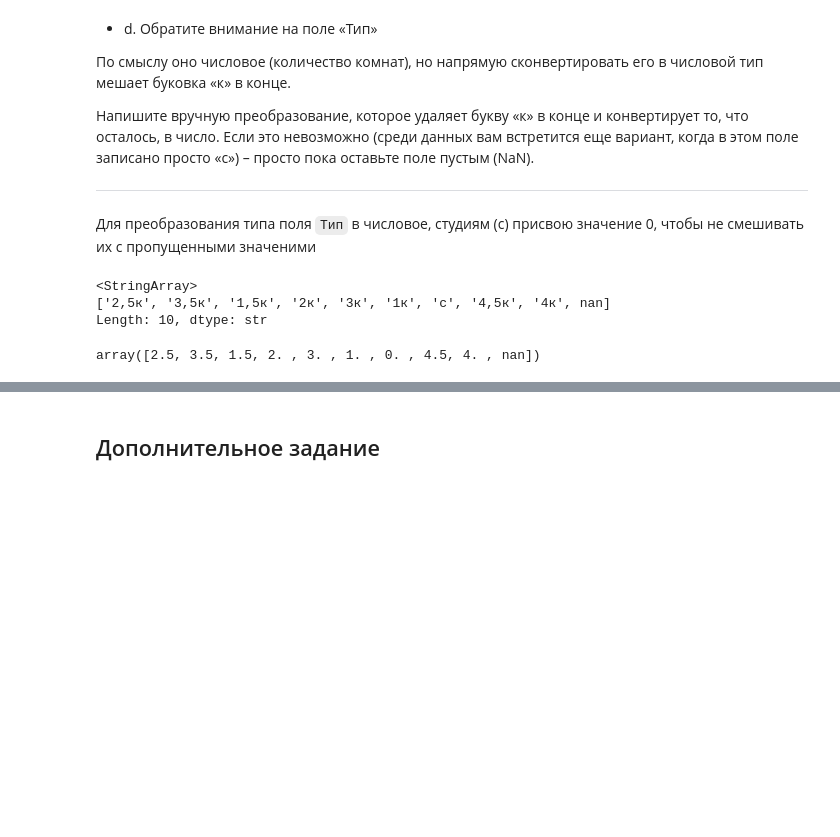
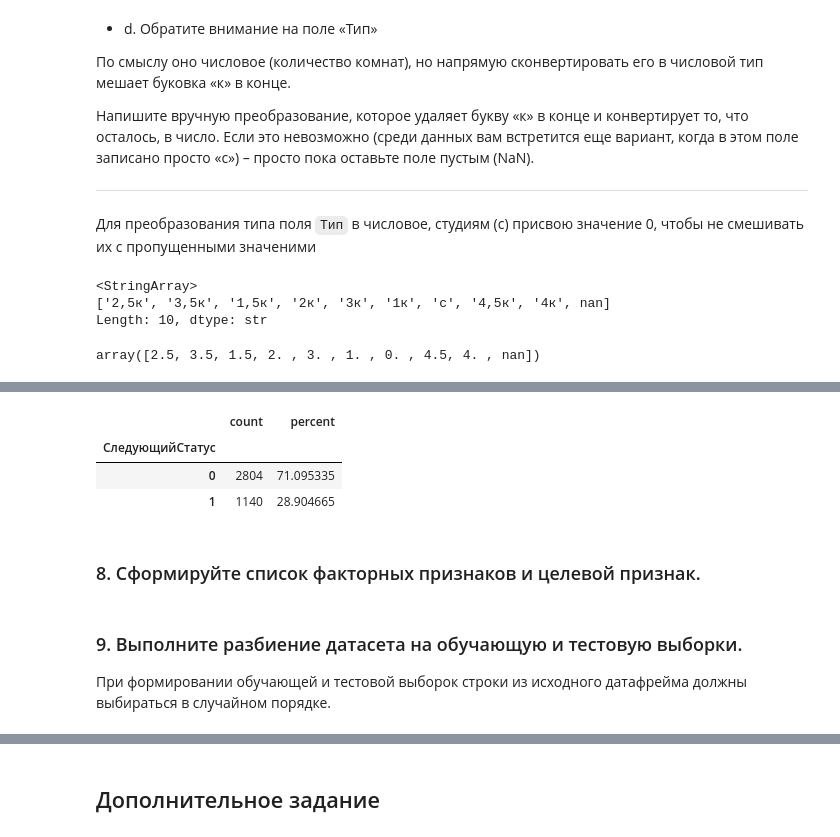
Before and after one commit to vl4xd/pstu-data-analysis-technologies, a Jupyter notebook: lab_work_7/solution.ipynb, the cells around one changed output, grey strips where cells are left out. Drawn from its saved outputs; the diff is of its cells as text; code cells hidden in the pictures; blank space fills up the shorter version.

```diff
--- a/lab_work_7/solution.ipynb
+++ b/lab_work_7/solution.ipynb
@@ -277,0 +379,2 @@ memory usage: 1016.8 KB
+# %%
+df['СкидкаВПроцентах'] = df['СкидкаНаКвартиру'] / df['ФактическаяСтоимостьПомещения']
@@ -277,0 +391,7 @@ memory usage: 1016.8 KB
+# %%
+df['ДатаБрони'] = pd.to_datetime(df['ДатаБрони'], format='%d.%m.%Y')
+df['ВремяБрони'] = pd.to_datetime(df['ВремяБрони'], format='%H:%M:%S')
+# %%
+df['ДеньБрони'] = df['ДатаБрони'].dt.day
+df['МесяцБрони'] = df['ДатаБрони'].dt.month
+df['ЧасБрони'] = df['ВремяБрони'].dt.hour
@@ -277,0 +426,9 @@ memory usage: 1016.8 KB
+# %%
+df.groupby('СледующийСтатус').agg(count=('СледующийСтатус', 'count'), percent=('СледующийСтатус', lambda x: x.count() / len(df) * 100))
+# %% [output]
+|  | count | percent |
+| СледующийСтатус |  |  |
+| 0 | 2804 | 71.095335 |
+| 1 | 1140 | 28.904665 |
+# %% [markdown]
+### 8.  Сформируйте список факторных признаков и целевой признак.
@@ -277,0 +438,4 @@ memory usage: 1016.8 KB
+# %% [markdown]
+### 9.  Выполните  разбиение  датасета  на  обучающую  и  тестовую  выборки.
+
+При формировании обучающей и тестовой выборок строки из исходного датафрейма должны выбираться в случайном порядке.
```
Also changed, not shown: parts of 44 cells of this notebook.
